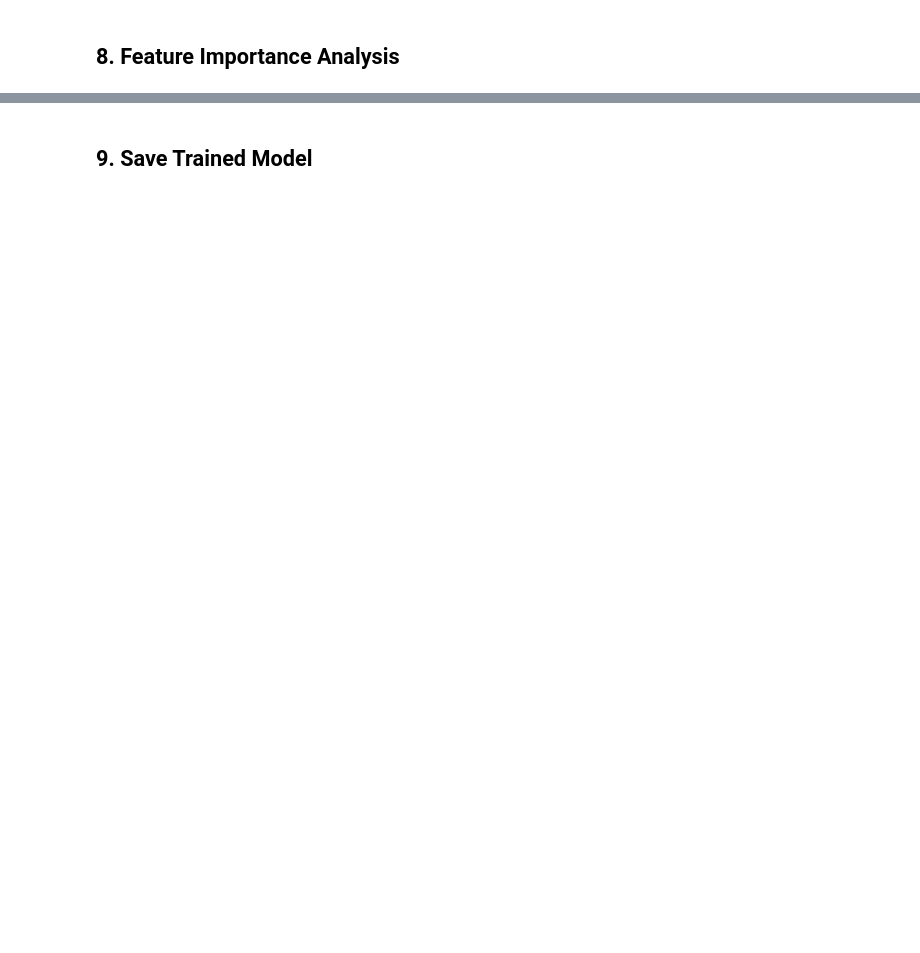
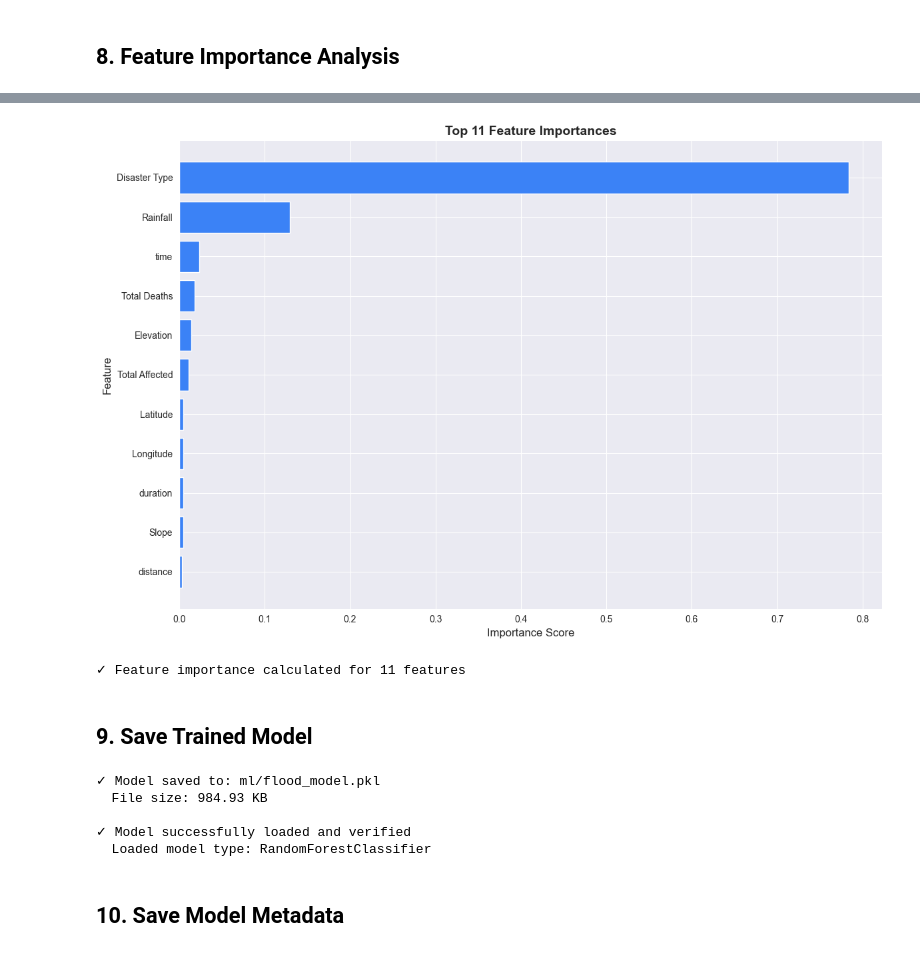
Before and after one commit to zaid-m-zia/rivertwin, a Jupyter notebook: ml/flood_model_training.ipynb, the cells around one changed output, grey strips where cells are left out. Cells and saved outputs as stored; diff of their text form; code cells hidden in the pictures; blank space fills up the shorter version.

```diff
--- a/ml/flood_model_training.ipynb
+++ b/ml/flood_model_training.ipynb
@@ -261,26 +483,22 @@ print(f'True Positives (TP):  {tp}')
 # %%
-# Extract feature importance
-feature_importance = pd.DataFrame({
-    'Feature': X.columns,
-    'Importance': model.feature_importances_
-}).sort_values('Importance', ascending=False)
-
-print('Top 15 Most Important Features:')
-print(feature_importance.head(15))
-
 # Plot feature importance
 plt.figure(figsize=(12, 8))
-top_features = feature_importance.head(15)
+top_n = min(15, len(feature_importance))
+top_features = feature_importance.head(top_n)
+
 plt.barh(range(len(top_features)), top_features['Importance'], color='#3B82F6')
 plt.yticks(range(len(top_features)), top_features['Feature'])
-plt.xlabel('Importance', fontsize=12)
+plt.xlabel('Importance Score', fontsize=12)
 plt.ylabel('Feature', fontsize=12)
-plt.title('Top 15 Feature Importances', fontsize=14, fontweight='bold')
+plt.title(f'Top {top_n} Feature Importances', fontsize=14, fontweight='bold')
 plt.gca().invert_yaxis()
 plt.tight_layout()
 plt.show()
 
-print(f'\n✓ Feature importance calculated for {len(feature_importance)} features')
+print(f'✓ Feature importance calculated for {len(feature_importance)} features')
+# %% [output]
+[figure, added]
+✓ Feature importance calculated for 11 features
 # %% [markdown]
 ## 9. Save Trained Model
 # %%
@@ -293,11 +511,22 @@ os.makedirs('ml', exist_ok=True)
 model_path = 'ml/flood_model.pkl'
 joblib.dump(model, model_path)
 
+# Get file size
+file_size_kb = os.path.getsize(model_path) / 1024
+
 print(f'✓ Model saved to: {model_path}')
-print(f'  File size: {os.path.getsize(model_path) / 1024:.2f} KB')
+print(f'  File size: {file_size_kb:.2f} KB')
 
 # Verify the model can be loaded
 loaded_model = joblib.load(model_path)
 print(f'\n✓ Model successfully loaded and verified')
-print(f'  Loaded model type: {type(loaded_model)}')
+print(f'  Loaded model type: {type(loaded_model).__name__}')
+# %% [output]
+✓ Model saved to: ml/flood_model.pkl
+  File size: 984.93 KB
+
+✓ Model successfully loaded and verified
+  Loaded model type: RandomForestClassifier
+# %% [markdown]
+## 10. Save Model Metadata
 # %%
```
Also changed, not shown: parts of 25 cells of this notebook, 2 other files.
